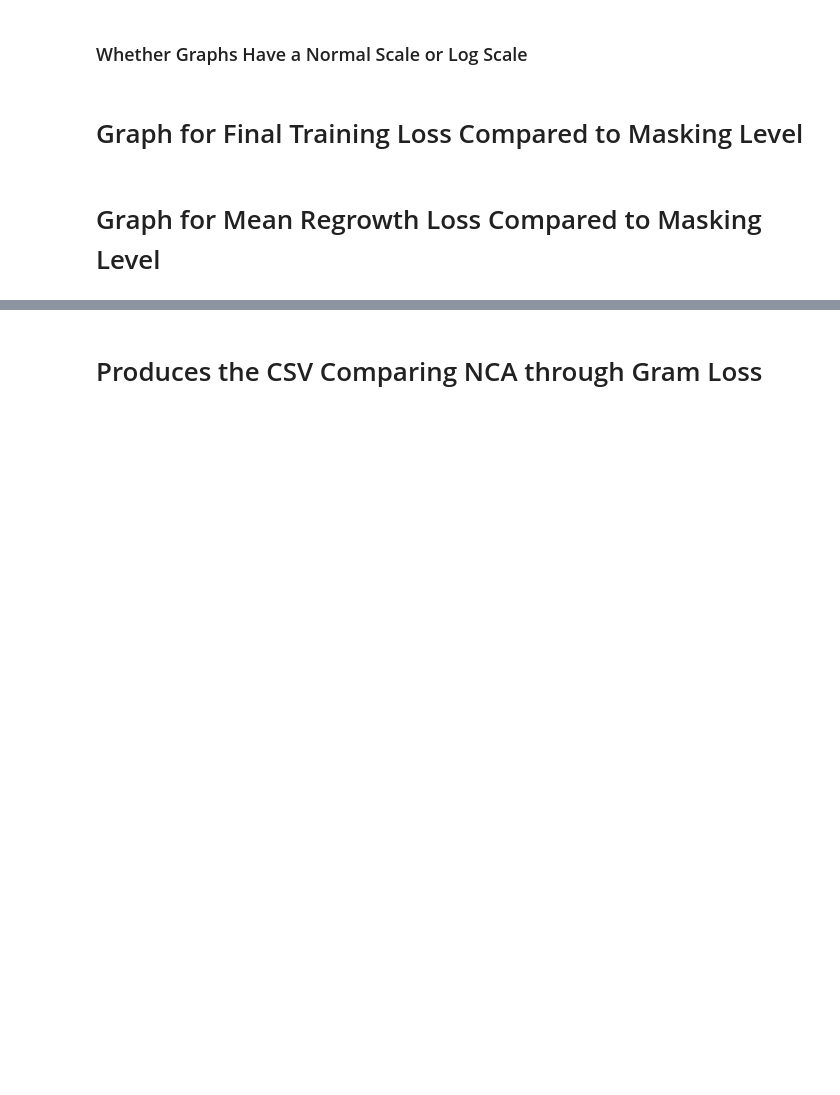
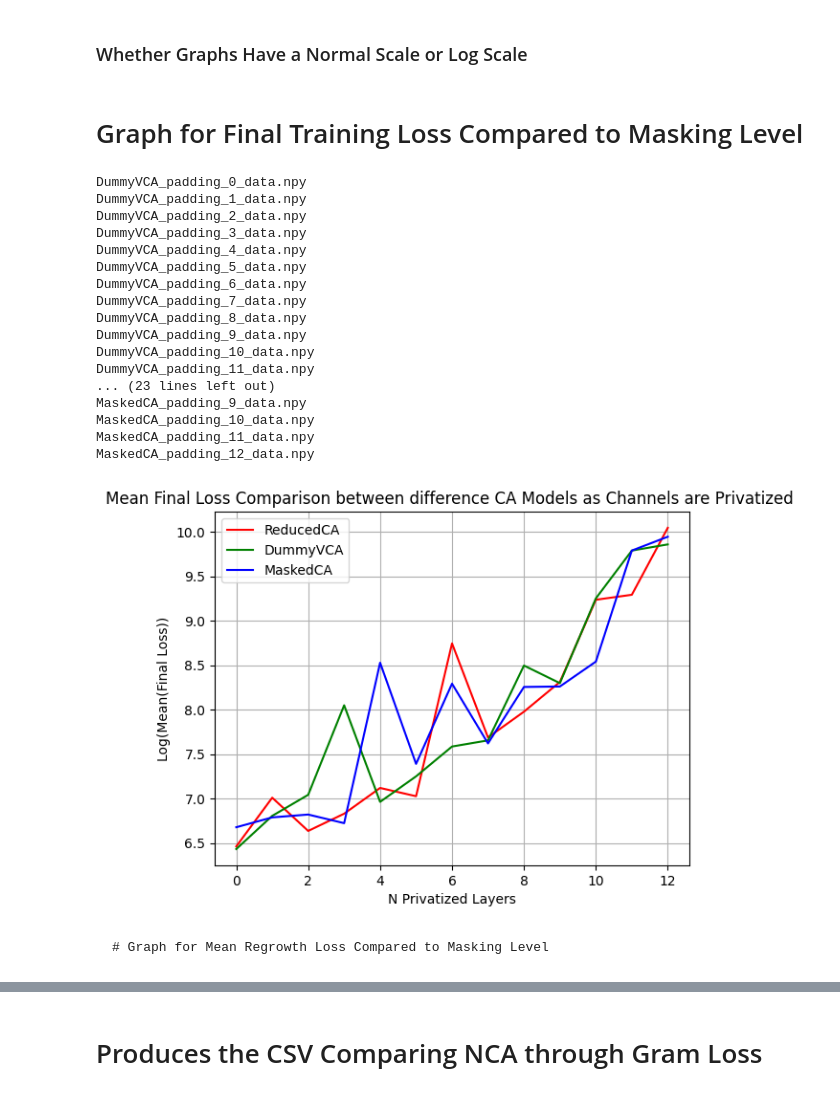
Before and after one commit to etimush/EngramNCA, a Jupyter notebook: Channel_Reduction_Experiments/DataProcessing.ipynb, the cells around one changed output, grey strips where cells are left out. Drawn from its saved outputs; the diff is of its cells as text; code cells hidden in the pictures; blank space fills up the shorter version.

```diff
--- a/Channel_Reduction_Experiments/DataProcessing.ipynb
+++ b/Channel_Reduction_Experiments/DataProcessing.ipynb
@@ -12,42 +12,62 @@ import os
 # %% [markdown]
 ### Whether Graphs Have a Normal Scale or Log Scale
 # %%
-NORMAL = True
+NORMAL = False
 # %% [markdown]
 # Graph for Final Training Loss Compared to Masking Level
 # %%
-path = "Saved_Data/Butterfly"  #<--- Make sure its correct
+path = "Saved_Data/Lizard"  #<--- Make sure its correct
 final_log = []
 regrowth_log = []
 # plt the min loss for each model compared to masking
 x_axis = [0,1,2,3,4,5,6,7,8,9,10,11,12]
 colors = ["r", "g", "b"]
-ncas = ["Reduced", "Pre-Conv Artifact", "Post-Conv Artifact"]
+ncas = ["ReducedCA", "DummyVCA", "MaskedCA"]
 plt.figure(4)
 
 for id, (root, subdirs, files) in enumerate(os.walk(path, topdown=True)):
     means = []
     stds=[]
     if len(files) != 0:
         files.sort(key=natural_keys)
         for idx, file in enumerate(files):
             data = np.load(root+ "/" +file)
             if NORMAL:
                 data1 = np.mean(np.exp(np.min(data)))/ 50**2
             else:
                 data1 = np.min(data)
             data2 = np.std(data[-1:])
             print(file)
             means.append(data1)
             stds.append(data2)
         means = np.asarray(means)
         final_log.append(means)
         stds = np.asarray(stds)
         plt.plot(x_axis, means, color = colors[id-1], label=ncas[id-1])
-        plt.ylabel('min(mean final loss)')
-        plt.xlabel('N masked layers')
+        plt.title("Mean Final Loss Comparison between difference CA Models as Channels are Privatized ")
+        plt.ylabel('Log(Mean(Final Loss))')
+        plt.xlabel('N Privatized Layers')
         plt.legend()
         plt.grid(True)
+# %% [output]
+DummyVCA_padding_0_data.npy
+DummyVCA_padding_1_data.npy
+DummyVCA_padding_2_data.npy
+DummyVCA_padding_3_data.npy
+DummyVCA_padding_4_data.npy
+DummyVCA_padding_5_data.npy
+DummyVCA_padding_6_data.npy
+DummyVCA_padding_7_data.npy
+DummyVCA_padding_8_data.npy
+DummyVCA_padding_9_data.npy
+DummyVCA_padding_10_data.npy
+DummyVCA_padding_11_data.npy
+... (23 lines left out)
+MaskedCA_padding_9_data.npy
+MaskedCA_padding_10_data.npy
+MaskedCA_padding_11_data.npy
+MaskedCA_padding_12_data.npy
+[figure, added]
 # %% [markdown]
-# Graph for Mean Regrowth Loss Compared to Masking Level
+    # Graph for Mean Regrowth Loss Compared to Masking Level
 # %%
```
Also changed, not shown: parts of 2 cells of this notebook, 9 other files.
